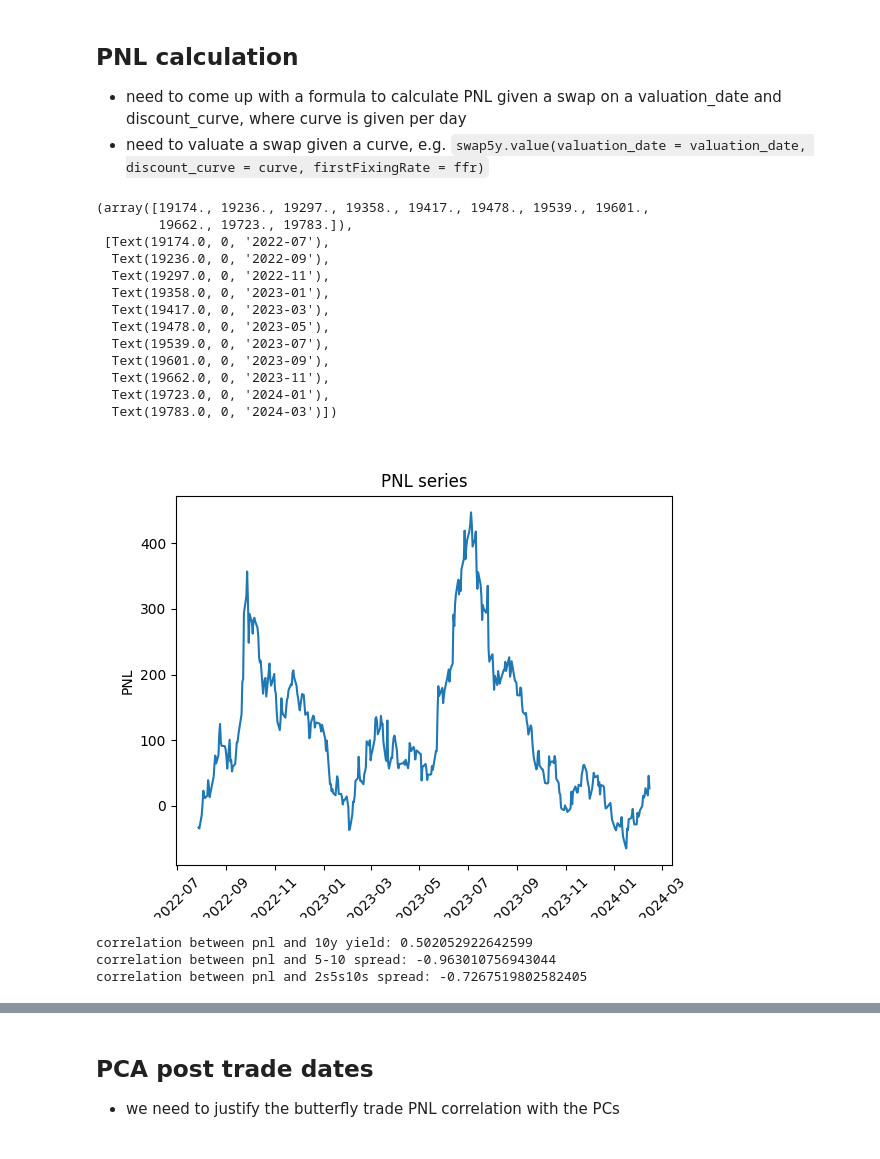
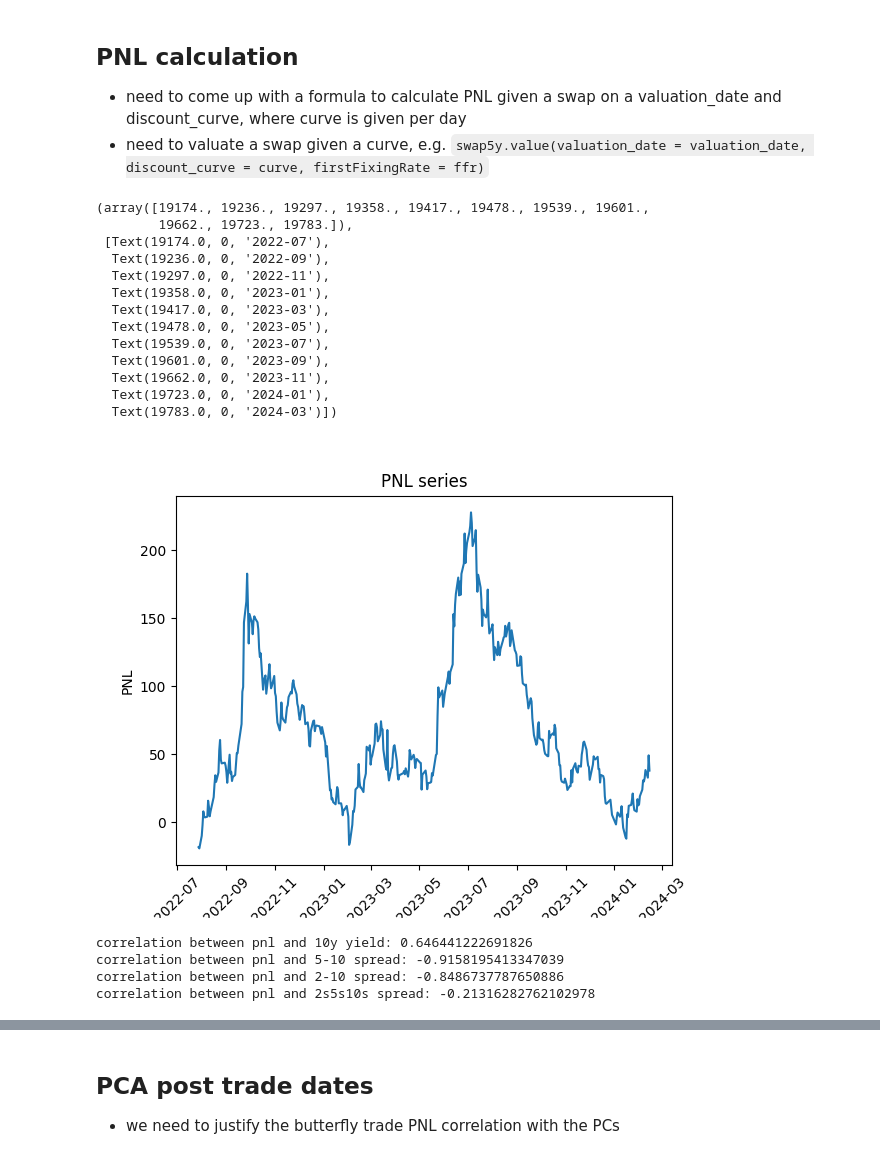
Before and after one commit to QizheCui/PCA_Butterfly_Trading_Strategy, a Jupyter notebook: LiborVersion/PCA_Trade_Libor.ipynb, the cells around one changed output, grey strips where cells are left out. Drawn from its saved outputs; the diff is of its cells as text; code cells hidden in the pictures.

```diff
--- a/LiborVersion/PCA_Trade_Libor.ipynb
+++ b/LiborVersion/PCA_Trade_Libor.ipynb
@@ -207,3 +185,25 @@ floatFreqType = FrequencyTypes.ANNUAL # annual
 floatDCCType = DayCountTypes.ACT_365F # 365 fixed
 cal = CalendarTypes.UNITED_KINGDOM # calendar type
 curve = curves[trade_date] # curve for trade date
+# %%
+# create the 2y, 5y, 10y swaps and for solving the linear system
+swap2y = IborSwap(effective_date=settlement_date, termination_date_or_tenor='2Y',
+                            fixed_leg_type=SwapTypes.RECEIVE, fixed_coupon=1*gPercent, fixed_freq_type=fixedFreqType, fixed_day_count_type=fixedDCCType,
+                            float_freq_type=floatFreqType, float_day_count_type=floatDCCType, calendar_type=cal)
+
+swap5y = IborSwap(effective_date=settlement_date, termination_date_or_tenor='5Y',
+                            fixed_leg_type=SwapTypes.PAY, fixed_coupon=1*gPercent, fixed_freq_type=fixedFreqType, fixed_day_count_type=fixedDCCType,
+                            float_freq_type=floatFreqType, float_day_count_type=floatDCCType, calendar_type=cal)
+swap10y = IborSwap(effective_date=settlement_date, termination_date_or_tenor='10Y',
+                            fixed_leg_type=SwapTypes.RECEIVE, fixed_coupon=1*gPercent, fixed_freq_type=fixedFreqType, fixed_day_count_type=fixedDCCType,
+                            float_freq_type=floatFreqType, float_day_count_type=floatDCCType, calendar_type=cal)
+
+# solve the linear system so that the trade is immune to level and slope
+pv01_2y = swap2y.pv01(valuation_date, curve)
+pv01_5y = swap5y.pv01(valuation_date, curve)
+pv01_10y = swap10y.pv01(valuation_date, curve)
+# set up the linear system
+A = np.array([[pv01_2y, pv01_10y], [(pv01_5y-pv01_2y), -(pv01_10y - pv01_5y)]])
+b = np.array([pv01_5y, 0])
+ratio = np.linalg.solve(A, b) # the notional for 2y and 10y assuming 5y is 1
+print(f"the ratio of the notional for the butterfly trade is: {round(ratio[0],2)}:1:{round(ratio[1],2)}")
@@ -210,16 +212,16 @@ curve = curves[trade_date] # curve for trade date
 # %%
-# ButterFly using spot swaps
-# a 2s5s10s butterfly with notionals 1, 2, 1
+# now create the 2y, 5y, 10y swaps for the butterfly trade with correct notionals
 swap2y = IborSwap(effective_date=settlement_date, termination_date_or_tenor='2Y',
-                            fixed_leg_type=SwapTypes.RECEIVE, fixed_coupon=1*gPercent, fixed_freq_type=fixedFreqType, fixed_day_count_type=fixedDCCType, notional = 10000,
+                            fixed_leg_type=SwapTypes.RECEIVE, fixed_coupon=1*gPercent, fixed_freq_type=fixedFreqType, fixed_day_count_type=fixedDCCType, notional=round(ratio[0]*10000),
                             float_freq_type=floatFreqType, float_day_count_type=floatDCCType, calendar_type=cal)
 
 swap5y = IborSwap(effective_date=settlement_date, termination_date_or_tenor='5Y',
-                            fixed_leg_type=SwapTypes.PAY, fixed_coupon=1*gPercent, fixed_freq_type=fixedFreqType, fixed_day_count_type=fixedDCCType, notional = 20000,
+                            fixed_leg_type=SwapTypes.PAY, fixed_coupon=1*gPercent, fixed_freq_type=fixedFreqType, fixed_day_count_type=fixedDCCType, notional=10000,
                             float_freq_type=floatFreqType, float_day_count_type=floatDCCType, calendar_type=cal)
 swap10y = IborSwap(effective_date=settlement_date, termination_date_or_tenor='10Y',
-                            fixed_leg_type=SwapTypes.RECEIVE, fixed_coupon=1*gPercent, fixed_freq_type=fixedFreqType, fixed_day_count_type=fixedDCCType, notional = 8320, # 8320 to make DV01 neutral
+                            fixed_leg_type=SwapTypes.RECEIVE, fixed_coupon=1*gPercent, fixed_freq_type=fixedFreqType, fixed_day_count_type=fixedDCCType, notional=round(ratio[1]*10000),
                             float_freq_type=floatFreqType, float_day_count_type=floatDCCType, calendar_type=cal)
+
 # set the trade to be ATM at start
 swap2y.set_fixed_rate_to_atm(settlement_date,curve)
 swap5y.set_fixed_rate_to_atm(settlement_date,curve)
@@ -236,7 +238,6 @@ fly_spot_2_5_10 = {
     'spot10y': swap10y
 }
 
-
 # some facts about the swaps
 print("swap rate")
 print(swap2y.swap_rate(valuation_date=valuation_date, discount_curve=curve))
@@ -349,49 +396,53 @@ for date in post_trade_dates:
     current_curve = curves[date] # the curve on the date
     for swap in trade_to_use.values():
         # need to know which swap this is so i can put ffr, only for 2y, 5y, 10y
         if swap._maturity_date == swap2y._maturity_date:
             ffr = ffr_2y
         elif swap._maturity_date == swap5y._maturity_date:
             ffr = ffr_5y
         else:
             ffr = ffr_10y
-        # add the pnl for each swap as swap(day_i) - swap(day_0)
-        pnl_series[date] += swap.value(valuation_date = new_valuation_date, discount_curve=current_curve, firstFixingRate=ffr) \
-        - swap.value(valuation_date=valuation_date, discount_curve = curve)
+        # add the pnl for each swap as swap(day_i) - swap(day_0) where swap value at day0 is just 0
+        pnl_series[date] += swap.value(valuation_date = new_valuation_date, discount_curve=current_curve, firstFixingRate=ffr)
+
         #print(f"date: {date.strftime('%d-%m-%Y')}, pnl: {pnl_series[date]}")
 plt.figure()
 plt.plot(pnl_series)
 plt.title('PNL series')
 plt.xlabel('Date')
 plt.ylabel('PNL')
 plt.xticks(rotation=45)
 # %% [output]
 (array([19174., 19236., 19297., 19358., 19417., 19478., 19539., 19601.,
         19662., 19723., 19783.]),
  [Text(19174.0, 0, '2022-07'),
   Text(19236.0, 0, '2022-09'),
   Text(19297.0, 0, '2022-11'),
   Text(19358.0, 0, '2023-01'),
   Text(19417.0, 0, '2023-03'),
   Text(19478.0, 0, '2023-05'),
   Text(19539.0, 0, '2023-07'),
   Text(19601.0, 0, '2023-09'),
   Text(19662.0, 0, '2023-11'),
   Text(19723.0, 0, '2024-01'),
   Text(19783.0, 0, '2024-03')])
-[figure, old version]
+[figure, new version]
 # %%
 # correlation between pnl and level
 print(f"correlation between pnl and 10y yield: {np.corrcoef(pnl_series, df_yield.loc[post_trade_dates,10])[0][1]}")
 # correlation between pnl and slope
 spread_5_10 = df_yield[10] - df_yield[5] # 10y yield - 5y yield
-post_trade_spread = spread_5_10[post_trade_dates]
+spread_2_10 = df_yield[10] - df_yield[2] # 10y yield - 2y yield
+post_trade_spread = spread_5_10[post_trade_dates] # 5-10 spread post trade
+post_trade_spread2 = spread_2_10[post_trade_dates] # 2-10 spread post trade
 print(f"correlation between pnl and 5-10 spread: {np.corrcoef(pnl_series, post_trade_spread)[0][1]}")
+print(f"correlation between pnl and 2-10 spread: {np.corrcoef(pnl_series, post_trade_spread2)[0][1]}")
 # correlation between pnl and curvature
-spread_butterfly = df_yield[2] - 2*df_yield[5] + 0.832* df_yield[10] # 2s5s10s butterfly, with notional 0.832 for 10y as we made it DV01 neutral
+spread_butterfly = ratio[0]*df_yield[2] - 1*df_yield[5] + ratio[1] * df_yield[10] # 2s5s10s butterfly, with notional 0.832 for 10y as we made it DV01 neutral
 post_trade_butterfly = spread_butterfly[post_trade_dates]
 print(f"correlation between pnl and 2s5s10s spread: {np.corrcoef(pnl_series, post_trade_butterfly)[0][1]}")
 # %% [output]
-correlation between pnl and 10y yield: 0.502052922642599
-correlation between pnl and 5-10 spread: -0.963010756943044
-correlation between pnl and 2s5s10s spread: -0.7267519802582405
+correlation between pnl and 10y yield: 0.646441222691826
+correlation between pnl and 5-10 spread: -0.9158195413347039
+correlation between pnl and 2-10 spread: -0.8486737787650886
+correlation between pnl and 2s5s10s spread: -0.21316282762102978
```
Also changed, not shown: parts of 16 cells of this notebook.
